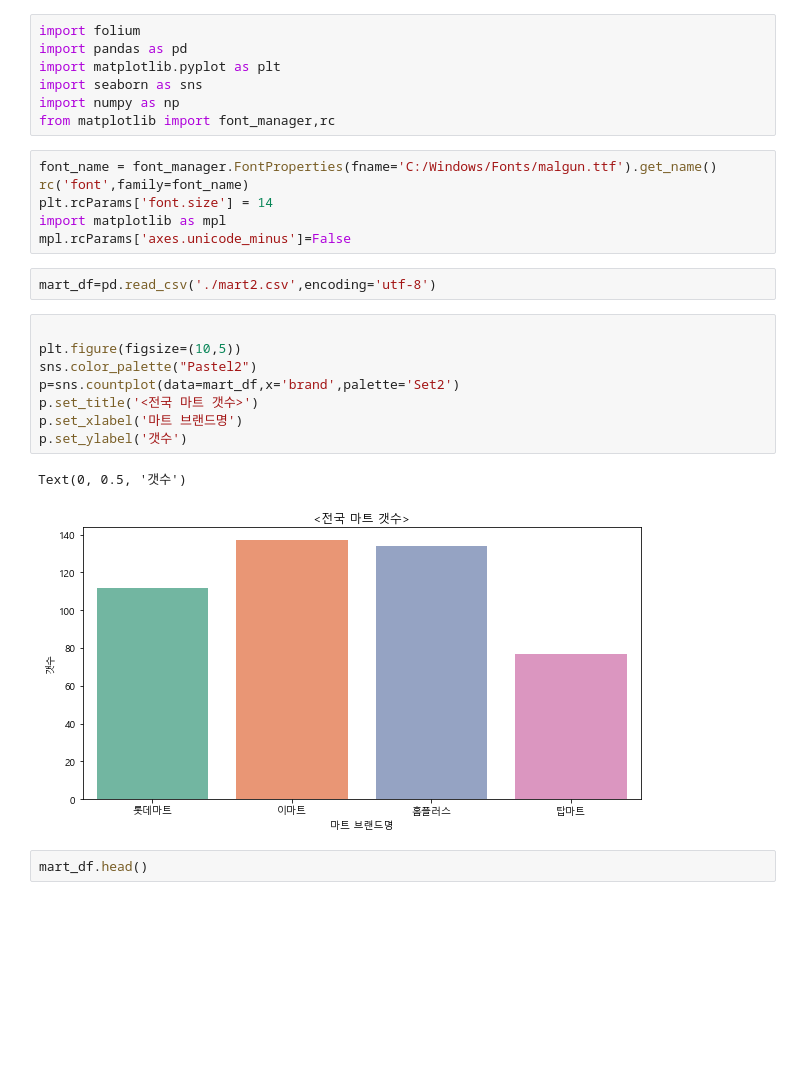
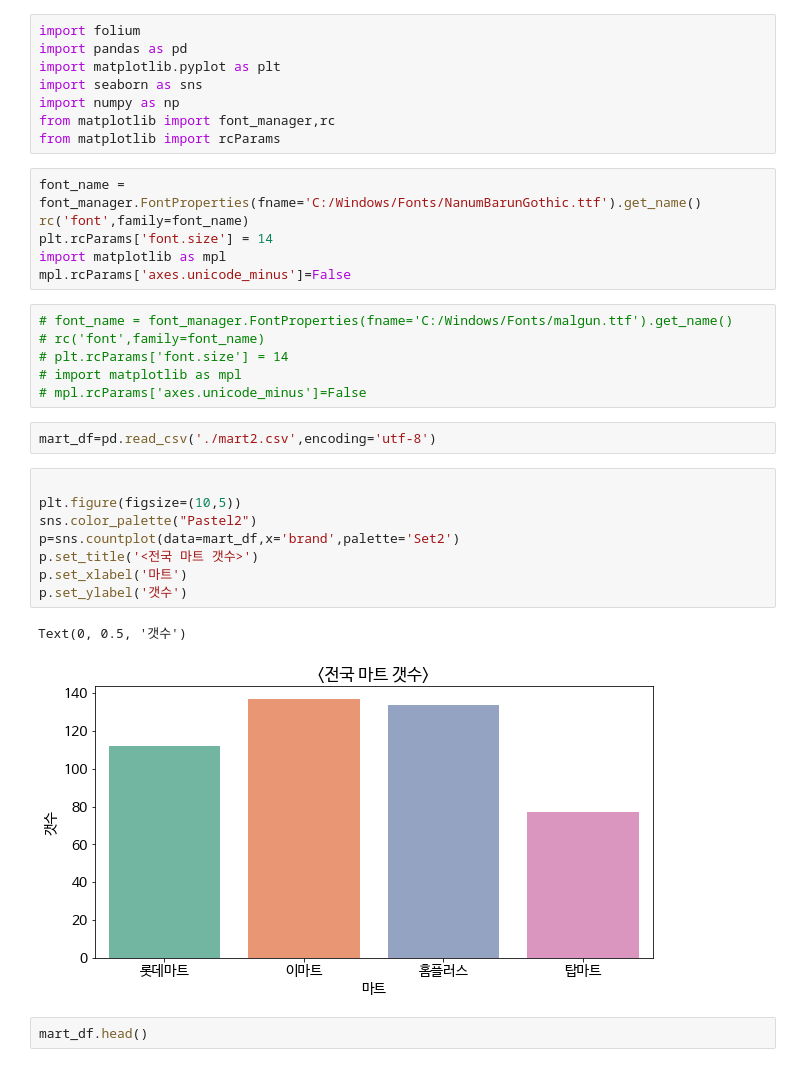
Before and after one commit to sohee0/4Mart, a Jupyter notebook: total/data_chart_sohee.ipynb, the cells around one changed output. Drawn from its saved outputs; the diff is of its cells as text; blank space fills up the shorter version.

```diff
--- a/total/data_chart_sohee.ipynb
+++ b/total/data_chart_sohee.ipynb
@@ -5,25 +5,32 @@ import matplotlib.pyplot as plt
 import seaborn as sns
 import numpy as np
 from matplotlib import font_manager,rc
+from matplotlib import rcParams
 # %%
-font_name = font_manager.FontProperties(fname='C:/Windows/Fonts/malgun.ttf').get_name()
+font_name = font_manager.FontProperties(fname='C:/Windows/Fonts/NanumBarunGothic.ttf').get_name()
 rc('font',family=font_name)
 plt.rcParams['font.size'] = 14
 import matplotlib as mpl
 mpl.rcParams['axes.unicode_minus']=False
+# %%
+# font_name = font_manager.FontProperties(fname='C:/Windows/Fonts/malgun.ttf').get_name()
+# rc('font',family=font_name)
+# plt.rcParams['font.size'] = 14
+# import matplotlib as mpl
+# mpl.rcParams['axes.unicode_minus']=False
 # %%
 mart_df=pd.read_csv('./mart2.csv',encoding='utf-8')
 # %%
 
 plt.figure(figsize=(10,5))
 sns.color_palette("Pastel2")
 p=sns.countplot(data=mart_df,x='brand',palette='Set2')
 p.set_title('<전국 마트 갯수>')
-p.set_xlabel('마트 브랜드명')
+p.set_xlabel('마트')
 p.set_ylabel('갯수')
 # %% [output]
 Text(0, 0.5, '갯수')
-[figure, old version]
+[figure, new version]
 # %%
 mart_df.head()
 # %% [output]
```
Also changed, not shown: parts of 11 cells of this notebook, 5 other files.
